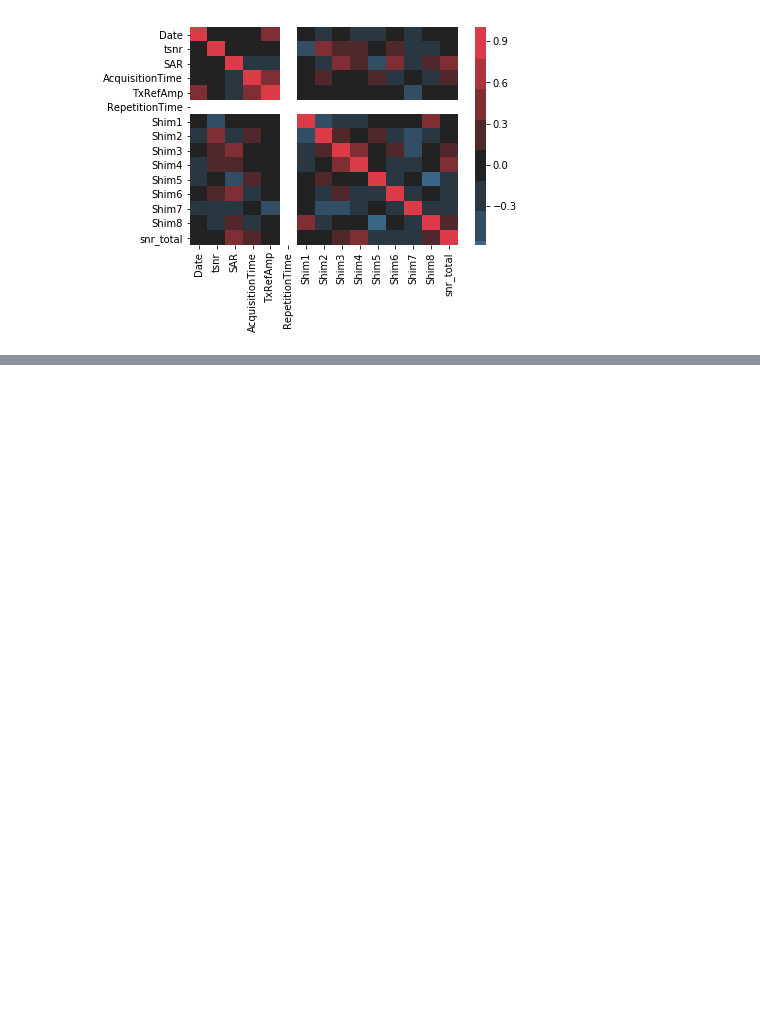
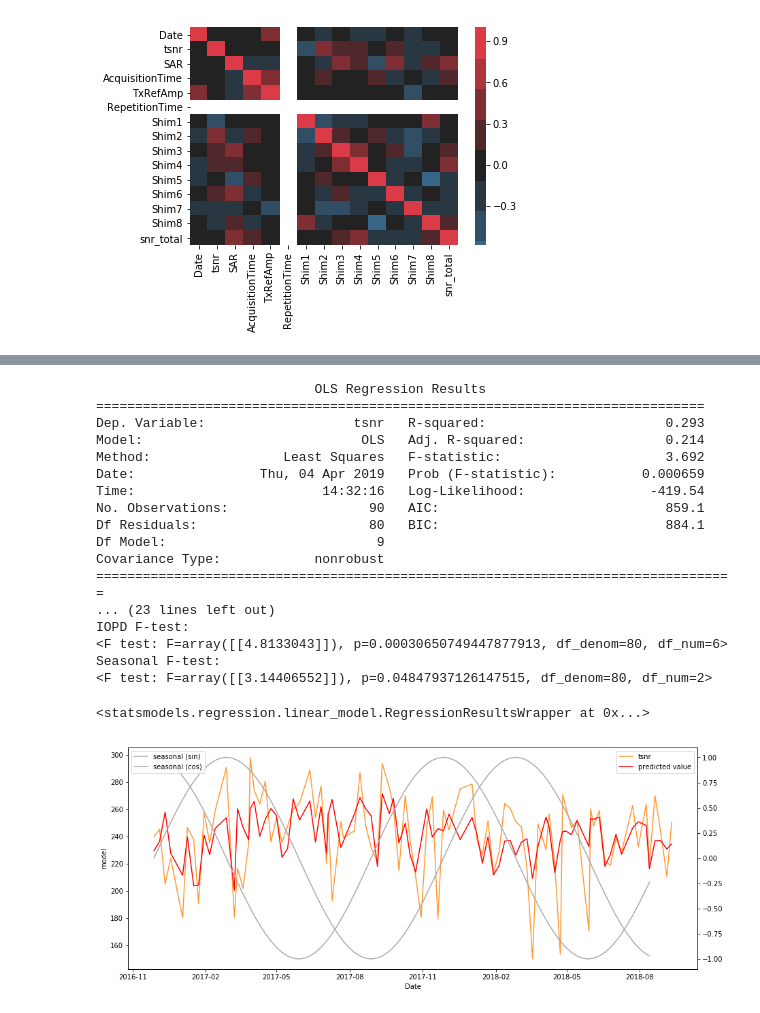
Before and after one commit to proj-nuisance/nuisance, a Jupyter notebook: ipy/nuisance.ipynb, the cells around one changed output, grey strips where cells are left out. Cells and saved outputs as stored; diff of their text form; code cells hidden in the pictures; blank space fills up the shorter version.

```diff
--- a/ipy/nuisance.ipynb
+++ b/ipy/nuisance.ipynb
@@ -179,0 +197,22 @@ Seasonal F-test:
+# %%
+regress('tsnr', df_iopd)
+# %% [output]
+                            OLS Regression Results
+==============================================================================
+Dep. Variable:                   tsnr   R-squared:                       0.293
+Model:                            OLS   Adj. R-squared:                  0.214
+Method:                 Least Squares   F-statistic:                     3.692
+Date:                Thu, 04 Apr 2019   Prob (F-statistic):           0.000659
+Time:                        14:32:16   Log-Likelihood:                -419.54
+No. Observations:                  90   AIC:                             859.1
+Df Residuals:                      80   BIC:                             884.1
+Df Model:                           9
+Covariance Type:            nonrobust
+==================================================================================
+... (23 lines left out)
+IOPD F-test:
+<F test: F=array([[4.8133043]]), p=0.00030650749447877913, df_denom=80, df_num=6>
+Seasonal F-test:
+<F test: F=array([[3.14406552]]), p=0.04847937126147515, df_denom=80, df_num=2>
+<statsmodels.regression.linear_model.RegressionResultsWrapper at 0x...>
+[figure, added]
```
Also changed, not shown: parts of 13 cells of this notebook.
